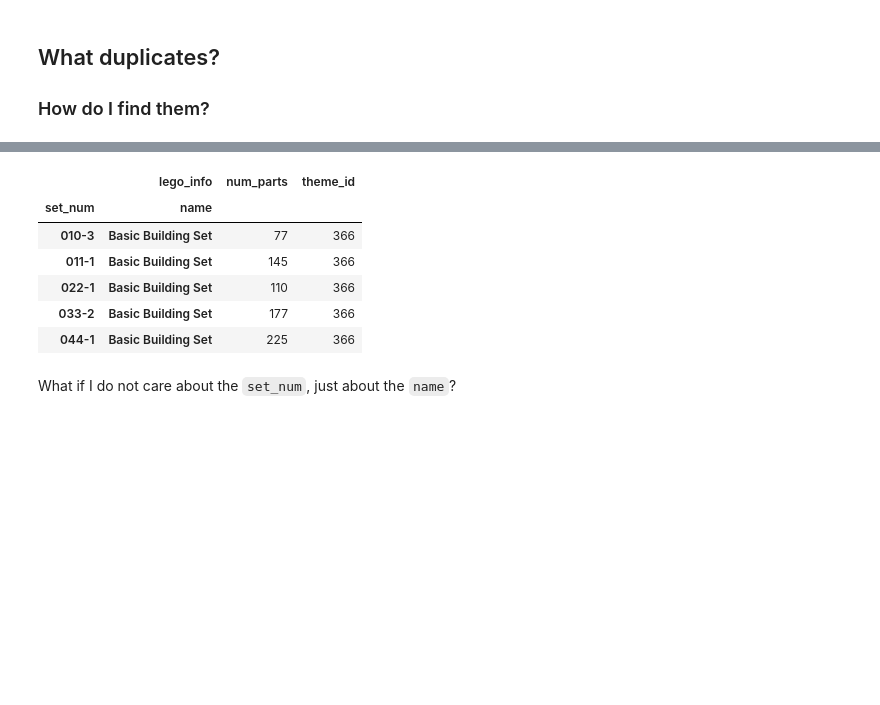
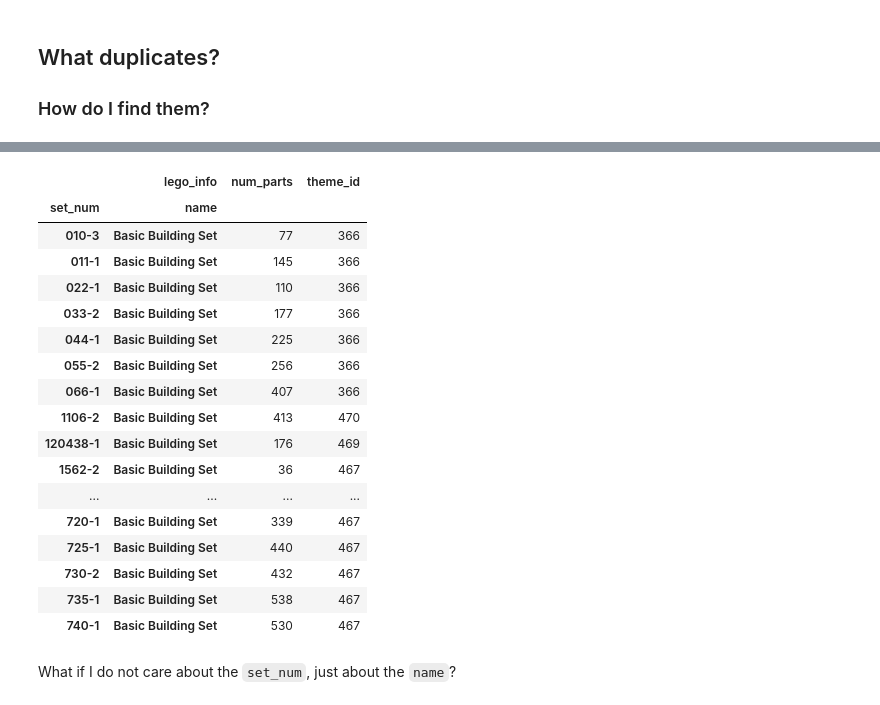
Before and after one commit to sedv8808/UBC_EL_PPDS, a Jupyter notebook: Module3class.ipynb, the cells around one changed output, grey strips where cells are left out. Drawn from its saved outputs; the diff is of its cells as text; code cells hidden in the pictures; blank space fills up the shorter version.

```diff
--- a/Module3class.ipynb
+++ b/Module3class.ipynb
@@ -221,16 +234,27 @@ bbset
 # %%
 # Show with lego too
 bbset.pivot(index=['set_num','name'],
                        columns='lego_info',
-                       values='value').head()
+                       values='value')
 # %% [output]
 |  | lego_info | num_parts | theme_id |
 | set_num | name |  |  |
 | 010-3 | Basic Building Set | 77 | 366 |
 | 011-1 | Basic Building Set | 145 | 366 |
 | 022-1 | Basic Building Set | 110 | 366 |
 | 033-2 | Basic Building Set | 177 | 366 |
 | 044-1 | Basic Building Set | 225 | 366 |
+| 055-2 | Basic Building Set | 256 | 366 |
+| 066-1 | Basic Building Set | 407 | 366 |
+| 1106-2 | Basic Building Set | 413 | 470 |
+| 120438-1 | Basic Building Set | 176 | 469 |
+| 1562-2 | Basic Building Set | 36 | 467 |
+| ... | ... | ... | ... |
+| 720-1 | Basic Building Set | 339 | 467 |
+| 725-1 | Basic Building Set | 440 | 467 |
+| 730-2 | Basic Building Set | 432 | 467 |
+| 735-1 | Basic Building Set | 538 | 467 |
+| 740-1 | Basic Building Set | 530 | 467 |
 # %% [markdown]
 What if I do not care about the `set_num`, just about the `name`?
 # %% [markdown]
```
Also changed, not shown: parts of 29 cells of this notebook.
